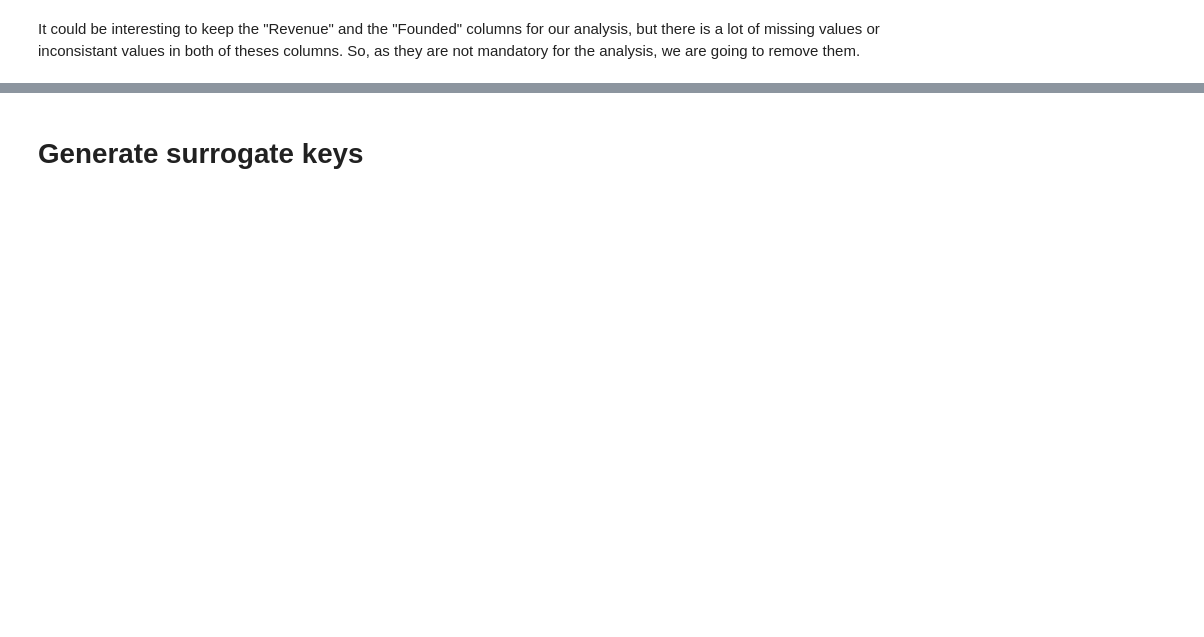
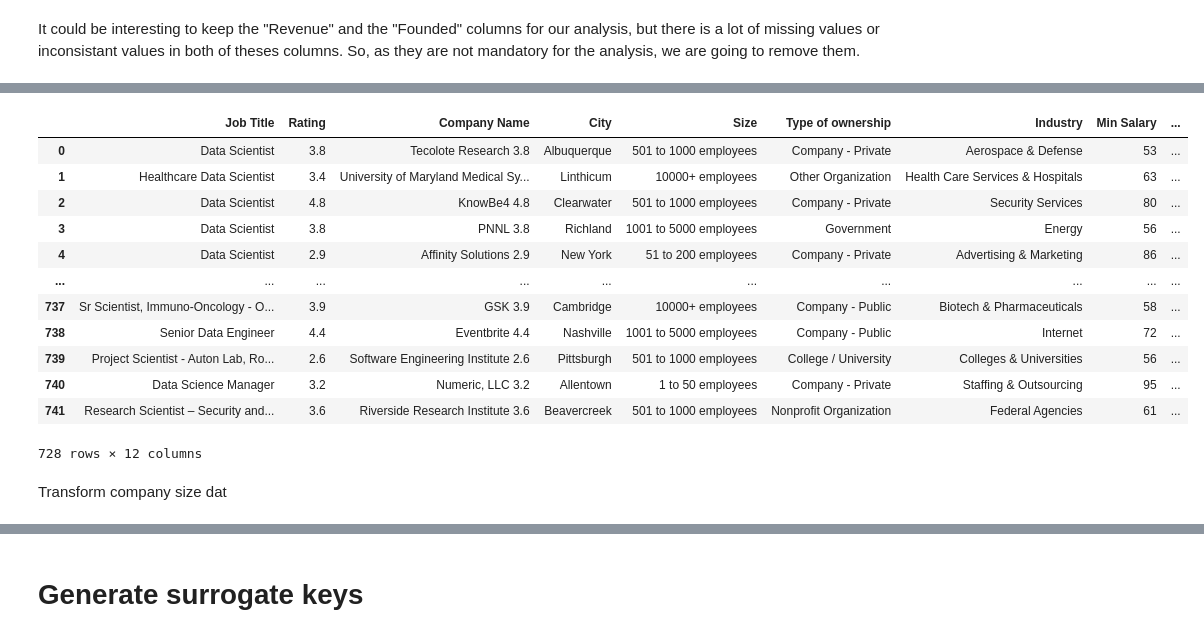
Before and after one commit to fabienne-lab/CSI-4142, a Jupyter notebook: ProjetCSI4142.ipynb, the cells around one changed output, grey strips where cells are left out. Saved outputs shown, nothing was run; the diff lists cells and outputs as text; code cells hidden in the pictures; blank space fills up the shorter version.

```diff
--- a/ProjetCSI4142.ipynb
+++ b/ProjetCSI4142.ipynb
@@ -207,0 +218,2 @@ df = df.drop(columns = ["Founded","Revenue"])
+# %%
+drop_index3 = df.loc[df["Size"]=="Unknown"].index
@@ -207,0 +226,18 @@ df = df.drop(columns = ["Founded","Revenue"])
+# %%
+df
+# %% [output]
+|  | Job Title | Rating | Company Name | City | Size | Type of ownership | Industry | Min Salary | ... |
+| 0 | Data Scientist | 3.8 | Tecolote Research 3.8 | Albuquerque | 501 to 1000 employees | Company - Private | Aerospace & Defense | 53 | ... |
+| 1 | Healthcare Data Scientist | 3.4 | University of Maryland Medical Sy... | Linthicum | 10000+ employees | Other Organization | Health Care Services & Hospitals | 63 | ... |
+| 2 | Data Scientist | 4.8 | KnowBe4 4.8 | Clearwater | 501 to 1000 employees | Company - Private | Security Services | 80 | ... |
+| 3 | Data Scientist | 3.8 | PNNL 3.8 | Richland | 1001 to 5000 employees | Government | Energy | 56 | ... |
+| 4 | Data Scientist | 2.9 | Affinity Solutions 2.9 | New York | 51 to 200 employees | Company - Private | Advertising & Marketing | 86 | ... |
+| ... | ... | ... | ... | ... | ... | ... | ... | ... | ... |
+| 737 | Sr Scientist, Immuno-Oncology - O... | 3.9 | GSK 3.9 | Cambridge | 10000+ employees | Company - Public | Biotech & Pharmaceuticals | 58 | ... |
+| 738 | Senior Data Engineer | 4.4 | Eventbrite 4.4 | Nashville | 1001 to 5000 employees | Company - Public | Internet | 72 | ... |
+| 739 | Project Scientist - Auton Lab, Ro... | 2.6 | Software Engineering Institute 2.6 | Pittsburgh | 501 to 1000 employees | College / University | Colleges & Universities | 56 | ... |
+| 740 | Data Science Manager | 3.2 | Numeric, LLC 3.2 | Allentown | 1 to 50 employees | Company - Private | Staffing & Outsourcing | 95 | ... |
+| 741 | Research Scientist – Security and... | 3.6 | Riverside Research Institute 3.6 | Beavercreek | 501 to 1000 employees | Nonprofit Organization | Federal Agencies | 61 | ... |
+728 rows × 12 columns
+# %% [markdown]
+Transform company size dat
```
Also changed, not shown: parts of 21 cells of this notebook.
